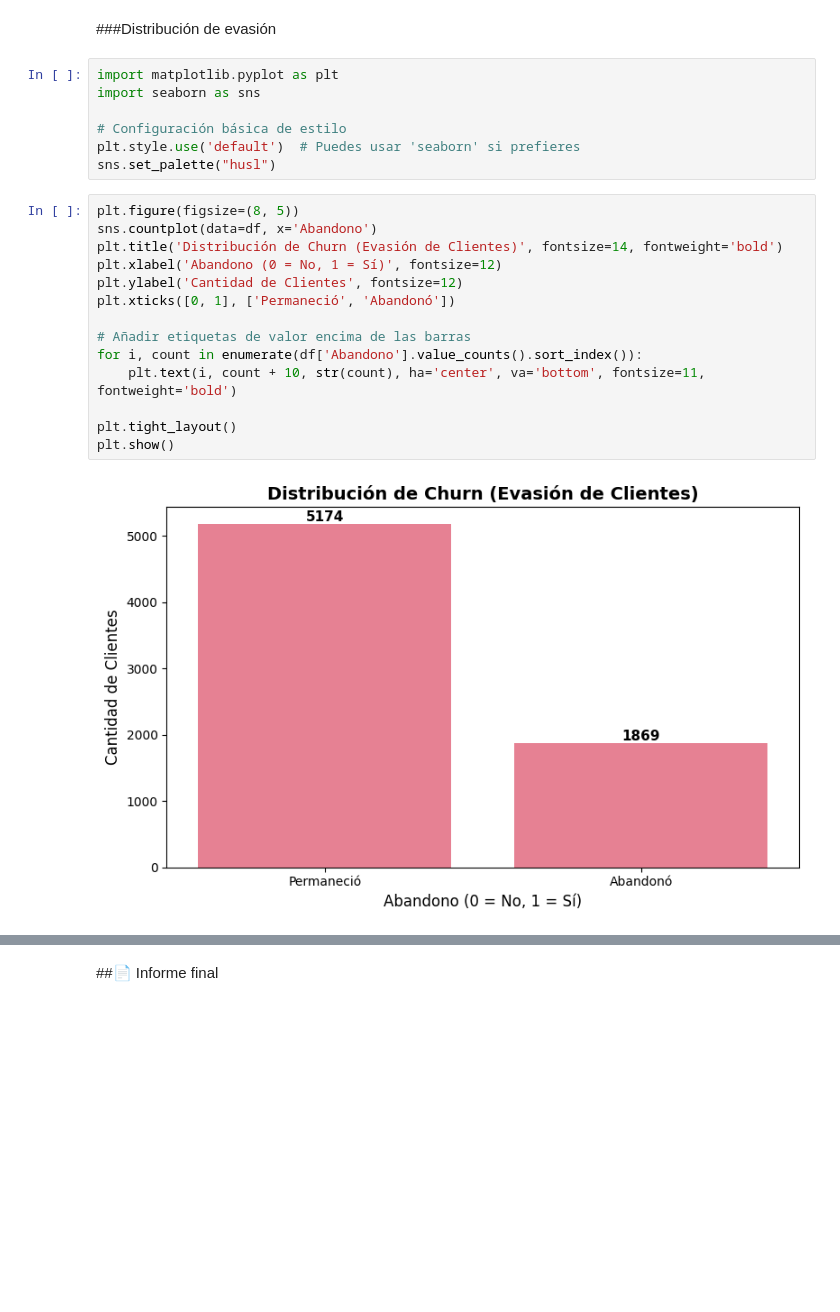
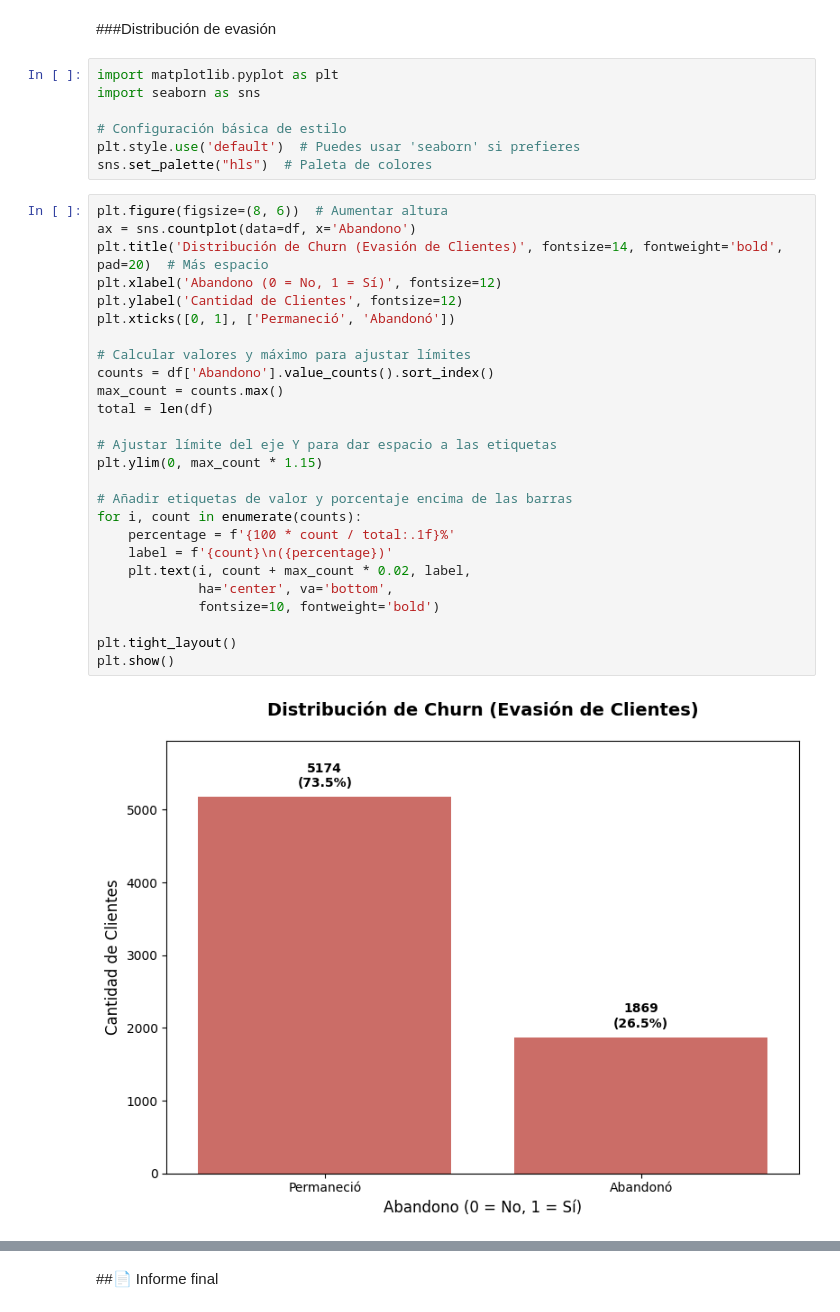
Before and after one commit to AenimaLabs/TelecomX, a Jupyter notebook: TelecomX.ipynb, the cells around one changed output, grey strips where cells are left out. Cells and saved outputs as stored; diff of their text form; blank space fills up the shorter version.

```diff
--- a/TelecomX.ipynb
+++ b/TelecomX.ipynb
@@ -641,21 +641,33 @@ import seaborn as sns
 
 # Configuración básica de estilo
 plt.style.use('default')  # Puedes usar 'seaborn' si prefieres
-sns.set_palette("husl")
+sns.set_palette("hls")  # Paleta de colores
 # %%
-plt.figure(figsize=(8, 5))
-sns.countplot(data=df, x='Abandono')
-plt.title('Distribución de Churn (Evasión de Clientes)', fontsize=14, fontweight='bold')
+plt.figure(figsize=(8, 6))  # Aumentar altura
+ax = sns.countplot(data=df, x='Abandono')
+plt.title('Distribución de Churn (Evasión de Clientes)', fontsize=14, fontweight='bold', pad=20)  # Más espacio
 plt.xlabel('Abandono (0 = No, 1 = Sí)', fontsize=12)
 plt.ylabel('Cantidad de Clientes', fontsize=12)
 plt.xticks([0, 1], ['Permaneció', 'Abandonó'])
 
-# Añadir etiquetas de valor encima de las barras
-for i, count in enumerate(df['Abandono'].value_counts().sort_index()):
-    plt.text(i, count + 10, str(count), ha='center', va='bottom', fontsize=11, fontweight='bold')
+# Calcular valores y máximo para ajustar límites
+counts = df['Abandono'].value_counts().sort_index()
+max_count = counts.max()
+total = len(df)
+
+# Ajustar límite del eje Y para dar espacio a las etiquetas
+plt.ylim(0, max_count * 1.15)
+
+# Añadir etiquetas de valor y porcentaje encima de las barras
+for i, count in enumerate(counts):
+    percentage = f'{100 * count / total:.1f}%'
+    label = f'{count}\n({percentage})'
+    plt.text(i, count + max_count * 0.02, label,
+             ha='center', va='bottom',
+             fontsize=10, fontweight='bold')
 
 plt.tight_layout()
 plt.show()
 # %% [output]
-[figure, old version]
+[figure, new version]
 # %%
```
Also changed, not shown: parts of 9 cells of this notebook.
